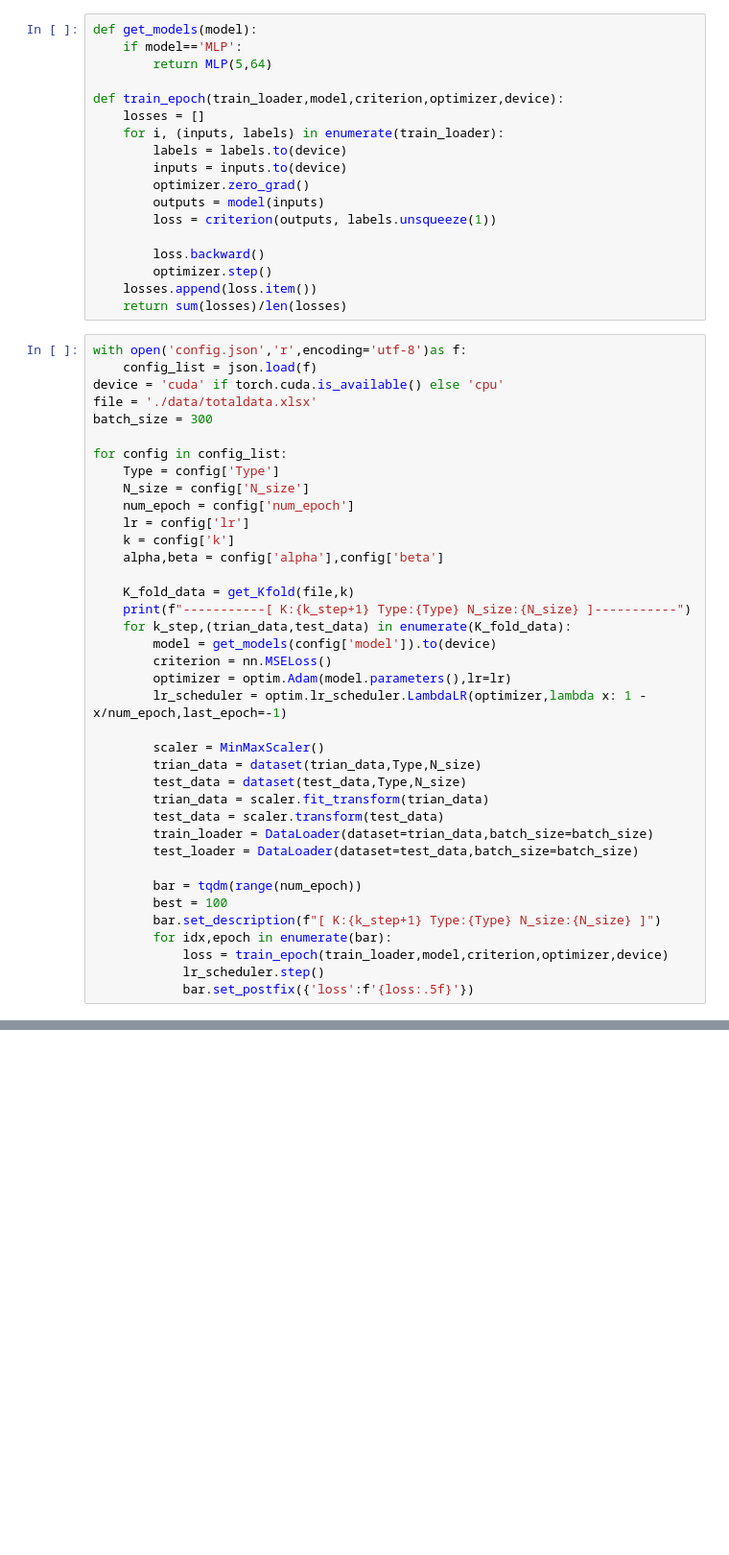
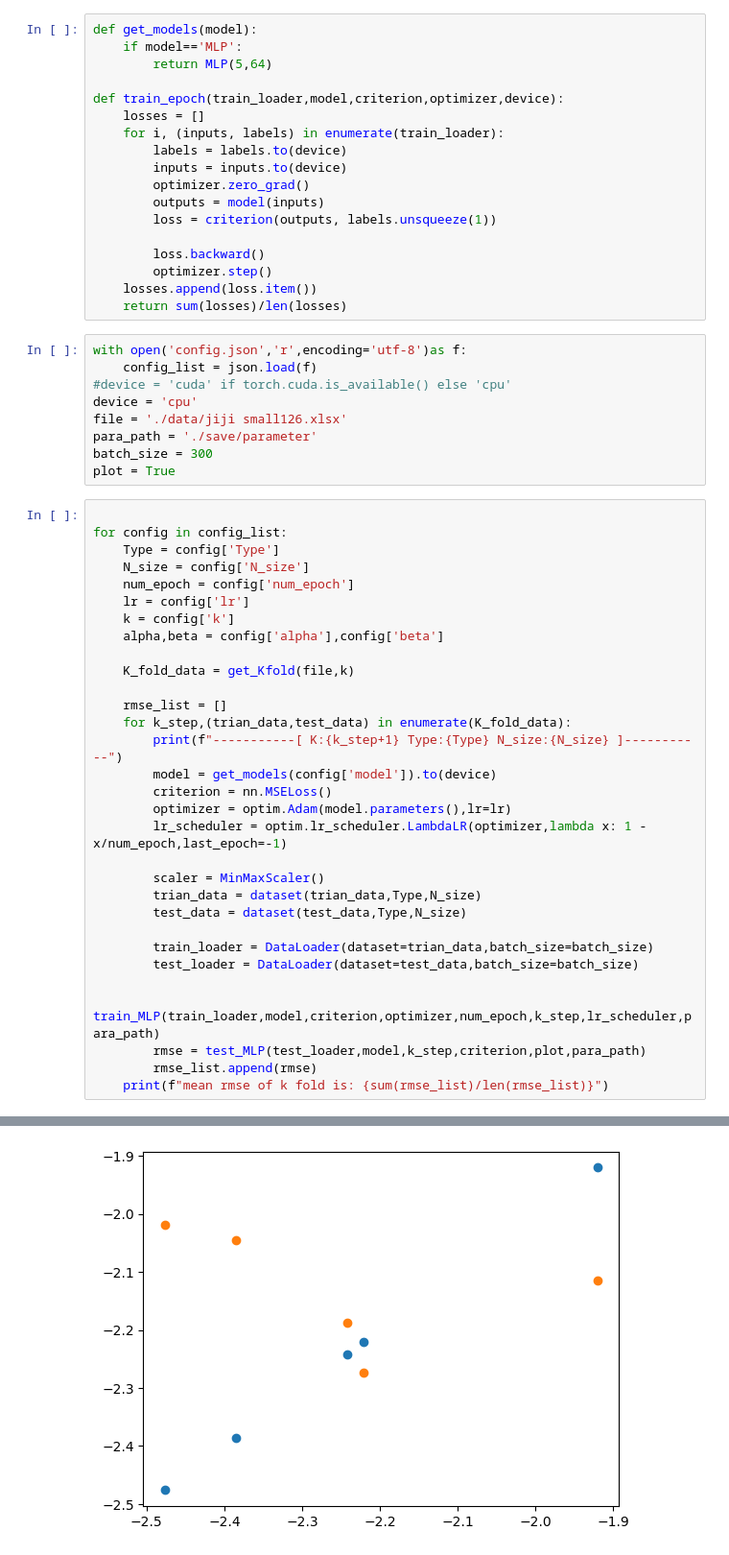
Before and after one commit to hasaki321/2023-deep-physics, a Jupyter notebook: main.ipynb, the cells around one changed output, grey strips where cells are left out. Shown at 96% size. Saved outputs shown, nothing was run; the diff lists cells and outputs as text; blank space fills up the shorter version.

Commit message:
test fixed
view README for details

```diff
--- a/main.ipynb
+++ b/main.ipynb
@@ -40,12 +42,16 @@ def train_epoch(train_loader,model,criterion,optimizer,device):
         optimizer.step()
     losses.append(loss.item())
     return sum(losses)/len(losses)
+# %%
+with open('config.json','r',encoding='utf-8')as f:
+    config_list = json.load(f)
+#device = 'cuda' if torch.cuda.is_available() else 'cpu'
+device = 'cpu'
+file = './data/jiji small126.xlsx'
+para_path = './save/parameter'
+batch_size = 300
+plot = True
 # %%
-with open('config.json','r',encoding='utf-8')as f:
-    config_list = json.load(f)
-device = 'cuda' if torch.cuda.is_available() else 'cpu'
-file = './data/totaldata.xlsx'
-batch_size = 300
 
 for config in config_list:
     Type = config['Type']
@@ -56,8 +62,10 @@ for config in config_list:
     alpha,beta = config['alpha'],config['beta']
 
     K_fold_data = get_Kfold(file,k)
-    print(f"-----------[ K:{k_step+1} Type:{Type} N_size:{N_size} ]-----------")
+
+    rmse_list = []
     for k_step,(trian_data,test_data) in enumerate(K_fold_data):
+        print(f"-----------[ K:{k_step+1} Type:{Type} N_size:{N_size} ]-----------")
         model = get_models(config['model']).to(device)
         criterion = nn.MSELoss()
         optimizer = optim.Adam(model.parameters(),lr=lr)
@@ -66,15 +74,12 @@ for config in config_list:
         scaler = MinMaxScaler()
         trian_data = dataset(trian_data,Type,N_size)
         test_data = dataset(test_data,Type,N_size)
-        trian_data = scaler.fit_transform(trian_data)
-        test_data = scaler.transform(test_data)
+
         train_loader = DataLoader(dataset=trian_data,batch_size=batch_size)
         test_loader = DataLoader(dataset=test_data,batch_size=batch_size)
 
-        bar = tqdm(range(num_epoch))
-        best = 100
-        bar.set_description(f"[ K:{k_step+1} Type:{Type} N_size:{N_size} ]")
-        for idx,epoch in enumerate(bar):
-            loss = train_epoch(train_loader,model,criterion,optimizer,device)
-            lr_scheduler.step()
-            bar.set_postfix({'loss':f'{loss:.5f}'})
+        train_MLP(train_loader,model,criterion,optimizer,num_epoch,k_step,lr_scheduler,para_path)
+        rmse = test_MLP(test_loader,model,k_step,criterion,plot,para_path)
+        rmse_list.append(rmse)
+    print(f"mean rmse of k fold is: {sum(rmse_list)/len(rmse_list)}")
+# %% [output]
@@ -80,0 +103 @@ for config in config_list:
+[figure, added]
```
Also changed, not shown: parts of 2 cells of this notebook, 18 other files.
